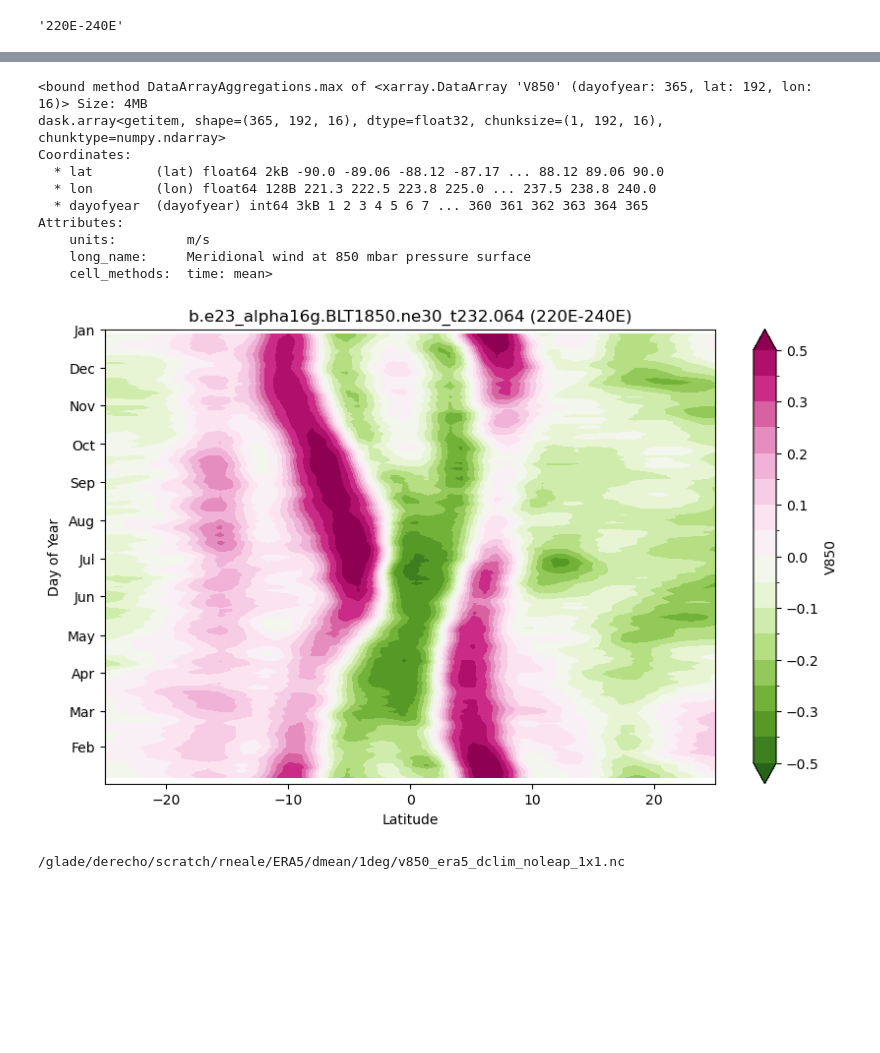
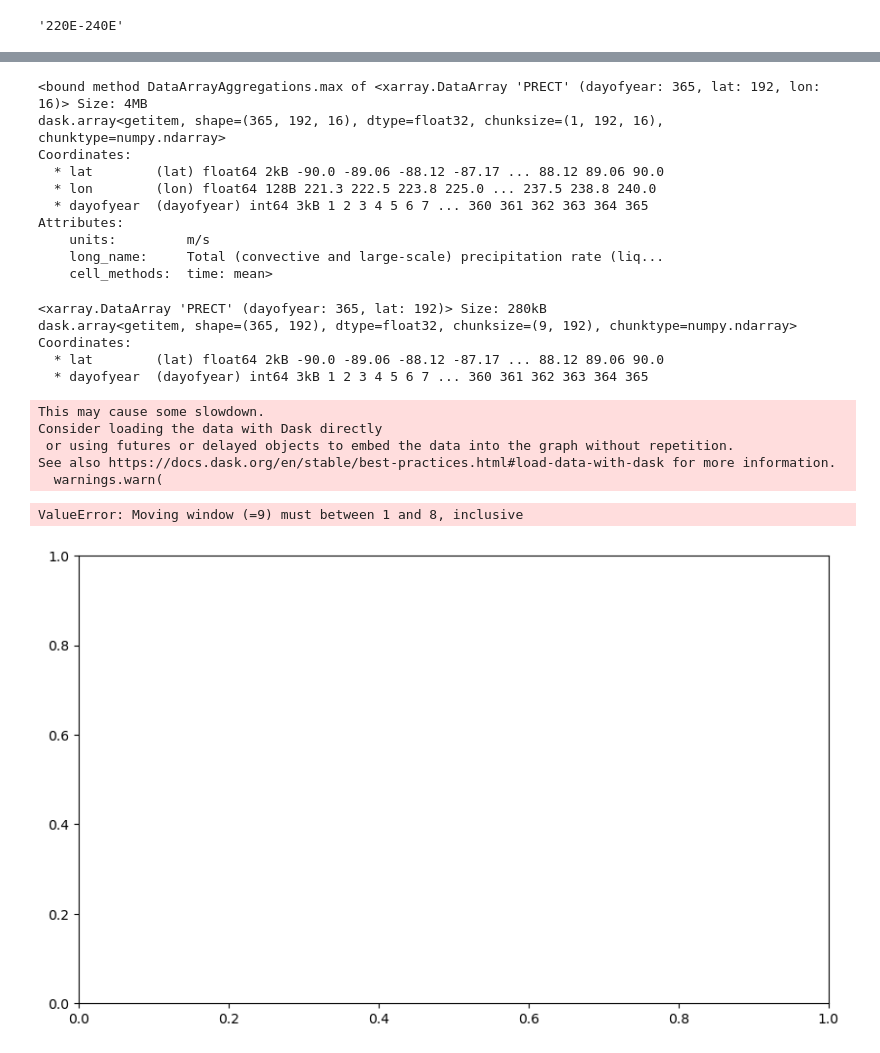
Before and after one commit to swrneale/python-scripts, a Jupyter notebook: CAM7_CESM3_dev/climo_dmeans_epac.ipynb, the cells around one changed output, grey strips where cells are left out. Cells and saved outputs as stored; diff of their text form; code cells hidden in the pictures; blank space fills up the shorter version.

```diff
--- a/CAM7_CESM3_dev/climo_dmeans_epac.ipynb
+++ b/CAM7_CESM3_dev/climo_dmeans_epac.ipynb
@@ -43,15 +43,19 @@ dir0 = '/glade/derecho/scratch/hannay/archive/'
 
 dir_fig = '/glade/u/home/rneale/python/python-figs/CAM7_CESM3_dev/'
 
-case = 'b.e23_alpha16g.BLT1850.ne30_t232.064'
+#case = 'b.e23_alpha16g.BLT1850.ne30_t232.064'
 #case = 'b.e23_alpha17f.BLTHIST.ne30_t232.092'
 #case = 'b.e23_alpha17f.BLT1850.ne30_g17.POP.096'
 #case = 'b.e23_alpha16g.BLT1850.ne30_t232.082b'
 #case = 'b.e23_alpha17f.BLT1850.ne30_t232.098ohl'
 #case = 'f.cam6_3_160.FMTHIST_ne30.001'
 
-var_name = 'V850'
-ldiv = True
+
+case =  'b.e30_alpha06b.B1850C_LTso.ne30_t232_wgx3.147'
+
+
+var_name = 'PRECT'
+ldiv = False
 
 #lonr_w = 200.
 #lonr_e = 270.
@@ -152,6 +156,6 @@ v850_era5_dclim_noleap_1x1.nc
 # %%
 dir_in = dir0+case+'/atm/hist/'
-files_stub = dir_in+case+'.cam.h2.*nc'
+files_stub = dir_in+case+'.cam.h2a.cam.*nc'
 print(files_stub)
 
 files_list = sorted(glob.glob(files_stub))
@@ -203,7 +207,7 @@ zonal_average = zonal_average*vscale+voffset
 # Save the climatology to a new NetCDF file
 #doy_climatology.to_netcdf('doy_annual_climatology.nc')
 # %% [output]
-<bound method DataArrayAggregations.max of <xarray.DataArray 'V850' (dayofyear: 365, lat: 192, lon: 16)> Size: 4MB
+<bound method DataArrayAggregations.max of <xarray.DataArray 'PRECT' (dayofyear: 365, lat: 192, lon: 16)> Size: 4MB
 dask.array<getitem, shape=(365, 192, 16), dtype=float32, chunksize=(1, 192, 16), chunktype=numpy.ndarray>
 Coordinates:
   * lat        (lat) float64 2kB -90.0 -89.06 -88.12 -87.17 ... 88.12 89.06 90.0
@@ -211,29 +215,41 @@ Coordinates:
   * dayofyear  (dayofyear) int64 3kB 1 2 3 4 5 6 7 ... 360 361 362 363 364 365
 Attributes:
     units:         m/s
-    long_name:     Meridional wind at 850 mbar pressure surface
+    long_name:     Total (convective and large-scale) precipitation rate (liq...
     cell_methods:  time: mean>
 # %%
 
 fig, ax3 = mp.subplots(figsize=(10, 6))
 
 if ldiv:
     zonal_average = zonal_average.differentiate("lat")
 
-zonal_raverage_c3 = zonal_average.rolling(dayofyear=10, center=True).mean()
+zonal_raverage_c3 = zonal_average.rolling(dayofyear=9, center=True).mean()
+print(zonal_raverage_c3)
 
 zonal_raverage_c3.plot.contourf(cmap=cmap, levels=clevels)
 
 ax3.set_title(case+' ('+lon_str+')')
 ax3.set_ylabel('Day of Year')
 ax3.set_xlabel('Latitude')
 ax3.set_xlim([-25.0, 25.0])
 ax3.yaxis.set_major_locator(mdates.MonthLocator())
 ax3.yaxis.set_major_formatter(mdates.DateFormatter('%b'))
 mp.savefig(dir_fig+case+'_'+pvar_name+'_epac_'+lon_str+'_itcz.png', dpi=100, bbox_inches='tight')
 mp.show()
 # %% [output]
+<xarray.DataArray 'PRECT' (dayofyear: 365, lat: 192)> Size: 280kB
+dask.array<getitem, shape=(365, 192), dtype=float32, chunksize=(9, 192), chunktype=numpy.ndarray>
+Coordinates:
+  * lat        (lat) float64 2kB -90.0 -89.06 -88.12 -87.17 ... 88.12 89.06 90.0
+  * dayofyear  (dayofyear) int64 3kB 1 2 3 4 5 6 7 ... 360 361 362 363 364 365
+This may cause some slowdown.
+Consider loading the data with Dask directly
+ or using futures or delayed objects to embed the data into the graph without repetition.
+See also https://docs.dask.org/en/stable/best-practices.html#load-data-with-dask for more information.
+  warnings.warn(
+ValueError: Moving window (=9) must between 1 and 8, inclusive
-[figure, old version]
+[figure, new version]
 # %%
 ## Obs.
 
@@ -248,8 +264,6 @@ file_all = odir+ofile_in
 
 print(file_all)
 df_obs = xr.open_dataset(file_all, engine="netcdf4",decode_times = True)
-# %% [output]
-/glade/derecho/scratch/rneale/ERA5/dmean/1deg/v850_era5_dclim_noleap_1x1.nc
 # %%
 # Compute the zonal average
 
```
Also changed, not shown: parts of 8 cells of this notebook, 56 other files.
